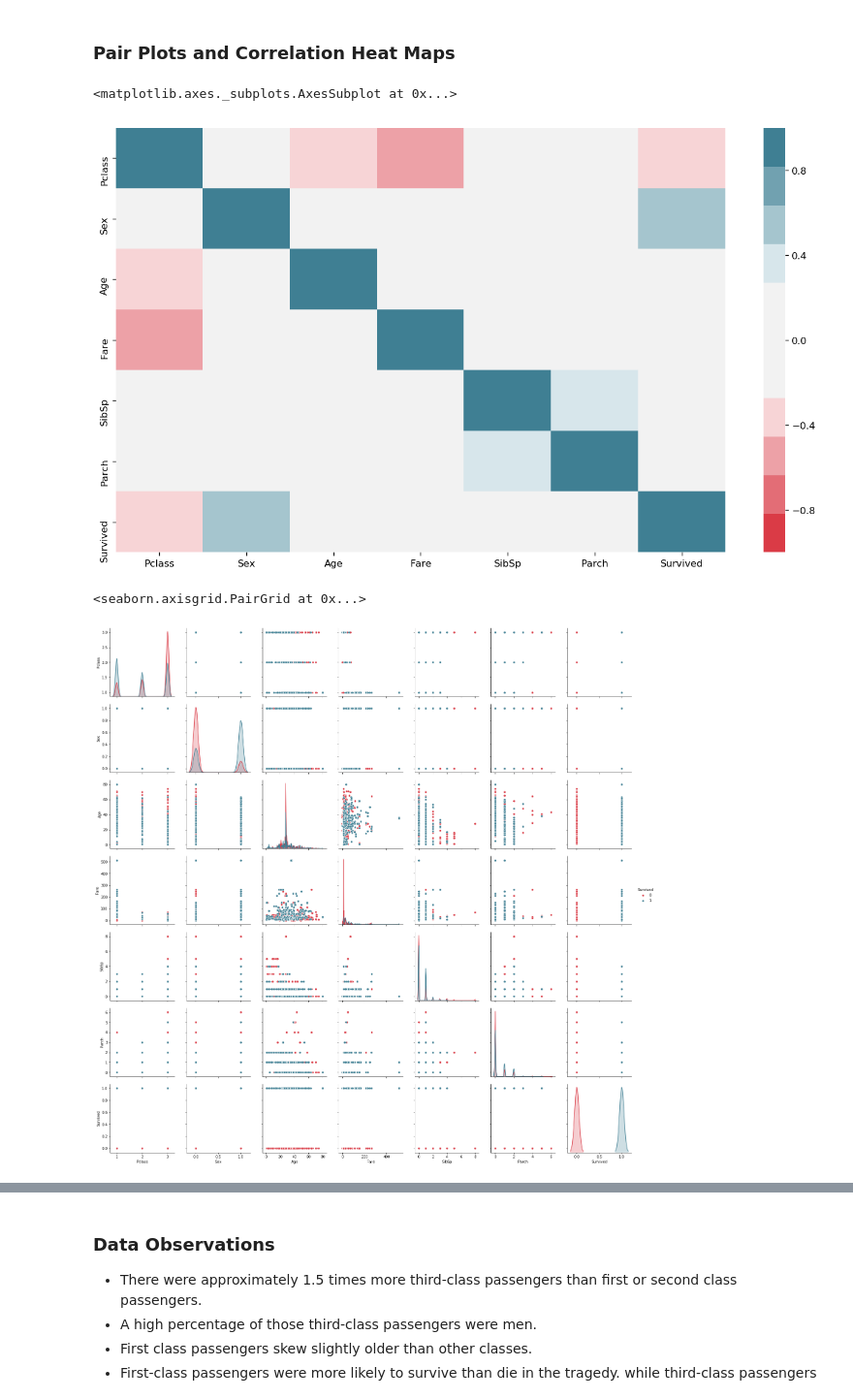
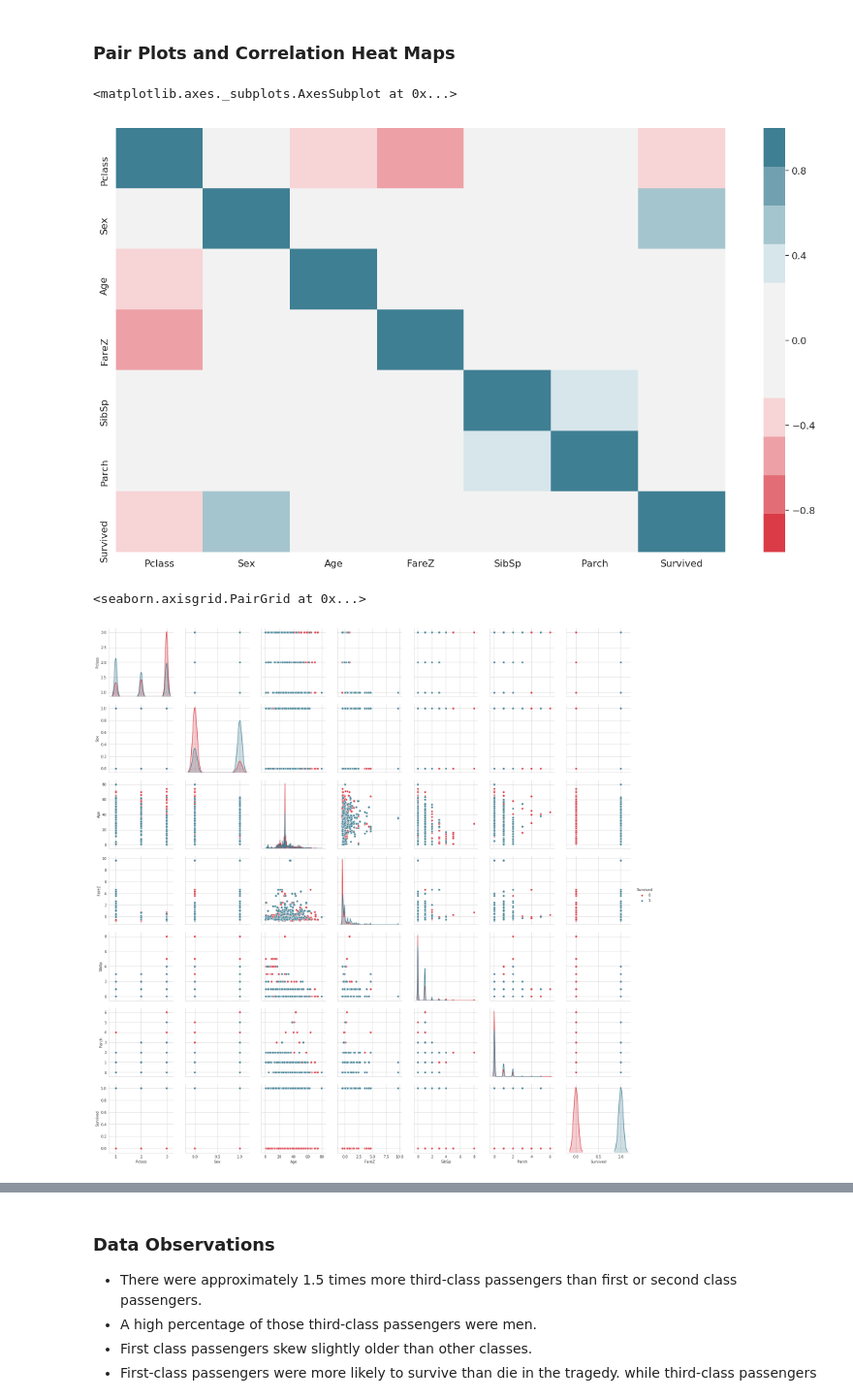
Before and after one commit to jeffreyegan/MachineLearning, a Jupyter notebook: Unit3_Classification/kaggle_titanic/Titanic_Kaggle_Competition.ipynb, the cells around one changed output, grey strips where cells are left out. Shown at 97% size. Cells and saved outputs as stored; diff of their text form; code cells hidden in the pictures.

Commit message:
Titanic Classification Notebook Improvements

```diff
--- a/Unit3_Classification/kaggle_titanic/Titanic_Kaggle_Competition.ipynb
+++ b/Unit3_Classification/kaggle_titanic/Titanic_Kaggle_Competition.ipynb
@@ -58,3 +61,7 @@ sex_mapping = {'male': 0, 'female': 1}  # Codify and map Sex strings to integer
 df['Sex'] = df['Sex'].map(sex_mapping)
 # %%
 df["Age"].fillna(28.0, inplace=True)  # Replace null data in Age column with the median Age = 28.0
+# %%
+# Add a Z-Score column for Fare data because it has outliers that skew some classification models.
+df['FareZ'] = (df['Fare'] - df['Fare'].mean()) / df['Fare'].std()
+df.head()
@@ -104,15 +163,18 @@ dtype: bool
 # %% [markdown]
 ### Pair Plots and Correlation Heat Maps
 # %%
+features = ["Pclass","Sex","Age","FareZ", "SibSp", "Parch"]
+target = ["Survived"]
+
 cor = df[features+target].corr()
 f, ax = plt.subplots(figsize=(14, 8), dpi= 120, facecolor='w', edgecolor='k')
 sns.set_palette("husl")
 sns.heatmap(cor, vmin=-1.0, vmax=1.0, cmap=sns.diverging_palette(10, 220, sep=80, n=11)) #, cmap=blues)
 # %% [output]
 <matplotlib.axes._subplots.AxesSubplot at 0x...>
-[figure, old version]
+[figure, new version]
 # %%
 sns.pairplot(df[features+target], hue="Survived", palette=sns.diverging_palette(10, 220, sep=80, n=2), height=3, diag_kind="kde", diag_kws=dict(shade=True, bw=.05, vertical=False) )
 # %% [output]
 <seaborn.axisgrid.PairGrid at 0x...>
-[figure, old version]
+[figure, new version]
```
Also changed, not shown: parts of 47 cells of this notebook.
